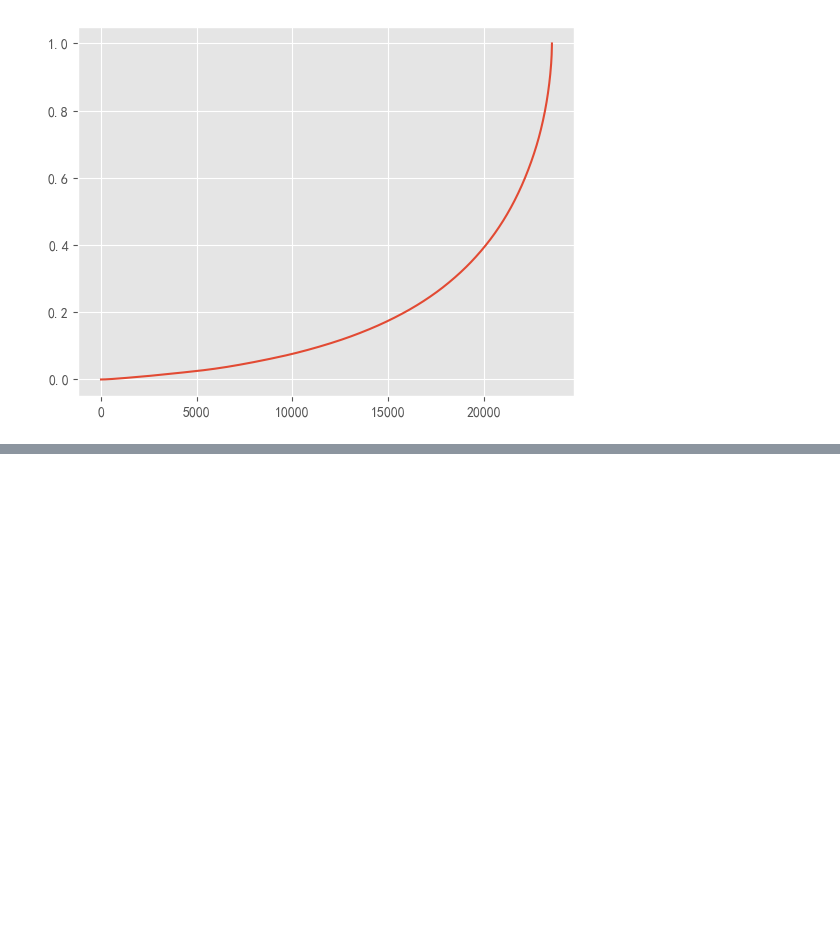
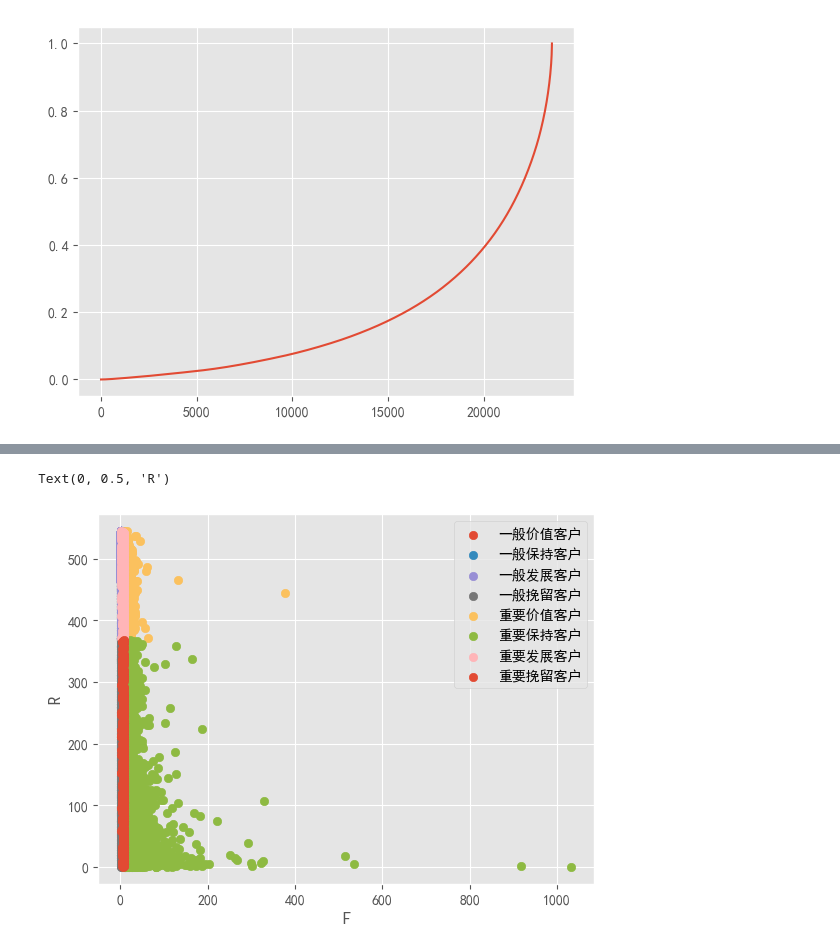
Before and after one commit to Fade-Smile/Basic-of-Data-Analyst, a Jupyter notebook: Project/3. User consumption behavior data analysis.ipynb, the cells around one changed output, grey strips where cells are left out. Drawn from its saved outputs; the diff is of its cells as text; code cells hidden in the pictures; blank space fills up the shorter version.

```diff
--- a/Project/3. User consumption behavior data analysis.ipynb
+++ b/Project/3. User consumption behavior data analysis.ipynb
@@ -233,0 +308,5 @@ user_cumsum['prop'].plot()
+# %%
+# 用每个用户的最后一次购买时间-日期列中的最大值, 最后再转换成天数, 小数保留一位
+rfm['R']=-(rfm['order_date'] - rfm['order_date'].max())/np.timedelta64(1,'D')    # 取相差的天数， 保留一位小数
+rfm.rename(columns={'order_products':'F', 'order_amount':'M'}, inplace=True)
+rfm.head()
@@ -233,0 +321,23 @@ user_cumsum['prop'].plot()
+# %%
+# RFM 计算方式: 每一列数据减去数据所在列的平均值, 有正有负, 根据结果值与 1 做比较，如果 >= 1，设置为 1 ，否则 0
+
+def rfm_func(x):
+    level = x.apply(lambda x:'1' if x>=1 else '0')
+    label = level['R'] + level['F'] + level['M']
+    d = {
+        '111':'重要价值客户',
+        '011':'重要保持客户',
+        '101':'重要发展客户',
+        '001':'重要挽留客户',
+        '110':'一般价值客户',
+        '010':'一般保持客户',
+        '100':'一般发展客户',
+        '000':'一般挽留客户'
+    }
+    result = d[label]
+    return result
+
+
+# rfm['R'] - rfm['R'].mean()
+rfm['label'] = rfm[['R', 'M', 'F']].apply(lambda x:x-x.mean()).apply(rfm_func, axis = 1)
+rfm.head()
@@ -233,0 +352,14 @@ user_cumsum['prop'].plot()
+# %%
+# 客户分层可视化
+import matplotlib.pyplot as plt
+for label,grouped in rfm.groupby('label'):
+    # print(label, grouped)
+    x = grouped['F']    # 单个用户的购买数量
+    y = grouped['R']   # 最近一次购买时间与 98 年 7 月的相差天数
+    plt.scatter(x, y, label=label)
+plt.legend()
+plt.xlabel('F')
+plt.ylabel('R')
+# %% [output]
+Text(0, 0.5, 'R')
+[figure, added]
```
Also changed, not shown: parts of 12 cells of this notebook.
